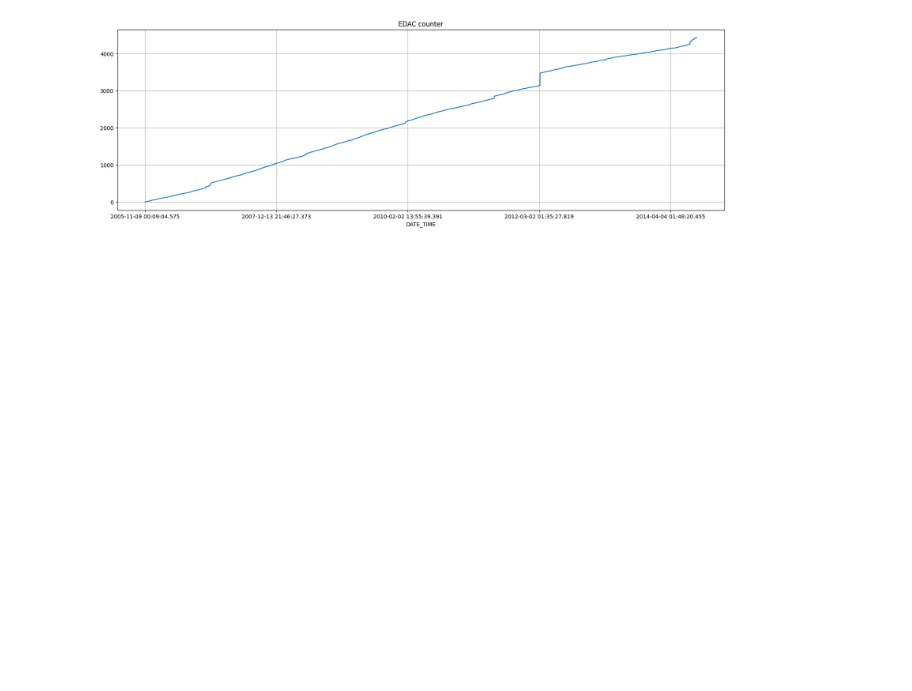
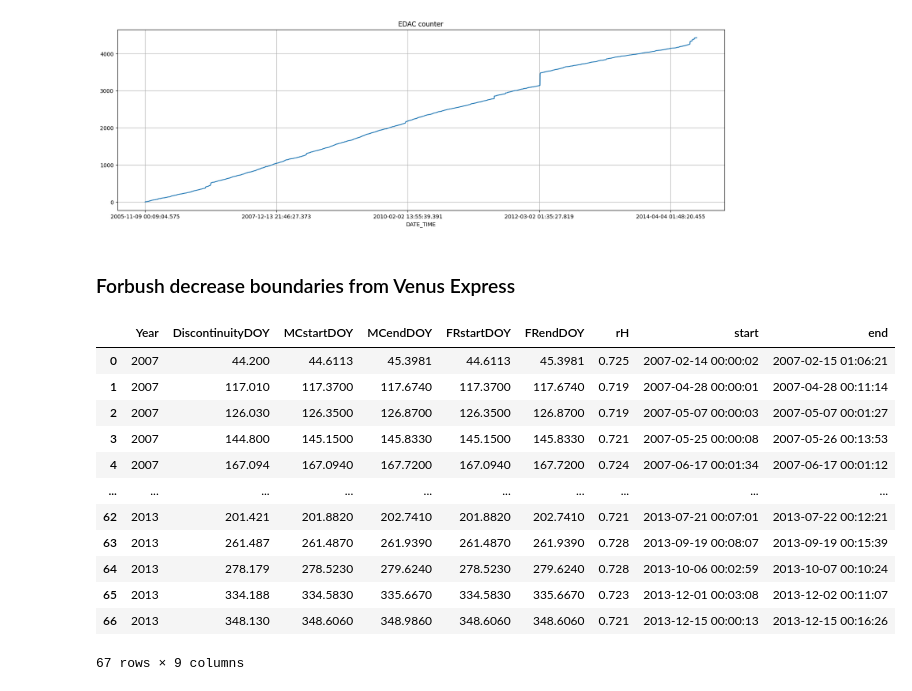
Before and after one commit to CS-433/ml-project-2-ml4esa, a Jupyter notebook: NoteBook.ipynb, the cells around one changed output. Cells and saved outputs as stored; diff of their text form; code cells hidden in the pictures; blank space fills up the shorter version.

Commit message:
forbush get the start and end event in a datetime format to work with it

```diff
--- a/NoteBook.ipynb
+++ b/NoteBook.ipynb
@@ -64,3 +63,34 @@ plt.grid()
 plt.show()
 # %% [output]
 [figure]
+# %% [markdown]
+### Forbush decrease boundaries from Venus Express
+# %%
+# get the start and end date of a forbush event
+
+# make a timestamp because the data is not in a known format to do smt pretty
+vex_boundary_df['start'] = vex_boundary_df.apply(lambda t:
+                            pd.to_datetime(int(str(t.DiscontinuityDOY).split('.')[0]) * 24 * 60 * 60
+                                           + int(str(t.DiscontinuityDOY).split('.')[1]),
+                                           origin=datetime.strptime(str(t.Year), '%Y'), unit='s'), axis=1)
+
+vex_boundary_df['end'] = vex_boundary_df.apply(lambda t:
+                            pd.to_datetime(int(str(t.MCendDOY).split('.')[0]) * 24 * 60 * 60
+                                           + int(str(t.MCendDOY).split('.')[1]),
+                                           origin=datetime.strptime(str(t.Year), '%Y'), unit='s'), axis=1)
+
+display(vex_boundary_df)
+# %% [output]
+|  | Year | DiscontinuityDOY | MCstartDOY | MCendDOY | FRstartDOY | FRendDOY | rH | start | end |
+| 0 | 2007 | 44.200 | 44.6113 | 45.3981 | 44.6113 | 45.3981 | 0.725 | 2007-02-14 00:00:02 | 2007-02-15 01:06:21 |
+| 1 | 2007 | 117.010 | 117.3700 | 117.6740 | 117.3700 | 117.6740 | 0.719 | 2007-04-28 00:00:01 | 2007-04-28 00:11:14 |
+| 2 | 2007 | 126.030 | 126.3500 | 126.8700 | 126.3500 | 126.8700 | 0.719 | 2007-05-07 00:00:03 | 2007-05-07 00:01:27 |
+| 3 | 2007 | 144.800 | 145.1500 | 145.8330 | 145.1500 | 145.8330 | 0.721 | 2007-05-25 00:00:08 | 2007-05-26 00:13:53 |
+| 4 | 2007 | 167.094 | 167.0940 | 167.7200 | 167.0940 | 167.7200 | 0.724 | 2007-06-17 00:01:34 | 2007-06-17 00:01:12 |
+| ... | ... | ... | ... | ... | ... | ... | ... | ... | ... |
+| 62 | 2013 | 201.421 | 201.8820 | 202.7410 | 201.8820 | 202.7410 | 0.721 | 2013-07-21 00:07:01 | 2013-07-22 00:12:21 |
+| 63 | 2013 | 261.487 | 261.4870 | 261.9390 | 261.4870 | 261.9390 | 0.728 | 2013-09-19 00:08:07 | 2013-09-19 00:15:39 |
+| 64 | 2013 | 278.179 | 278.5230 | 279.6240 | 278.5230 | 279.6240 | 0.728 | 2013-10-06 00:02:59 | 2013-10-07 00:10:24 |
+| 65 | 2013 | 334.188 | 334.5830 | 335.6670 | 334.5830 | 335.6670 | 0.723 | 2013-12-01 00:03:08 | 2013-12-02 00:11:07 |
+| 66 | 2013 | 348.130 | 348.6060 | 348.9860 | 348.6060 | 348.6060 | 0.721 | 2013-12-15 00:00:13 | 2013-12-15 00:16:26 |
+67 rows × 9 columns
```
Also changed, not shown: parts of 1 cell of this notebook, 1 other file.
